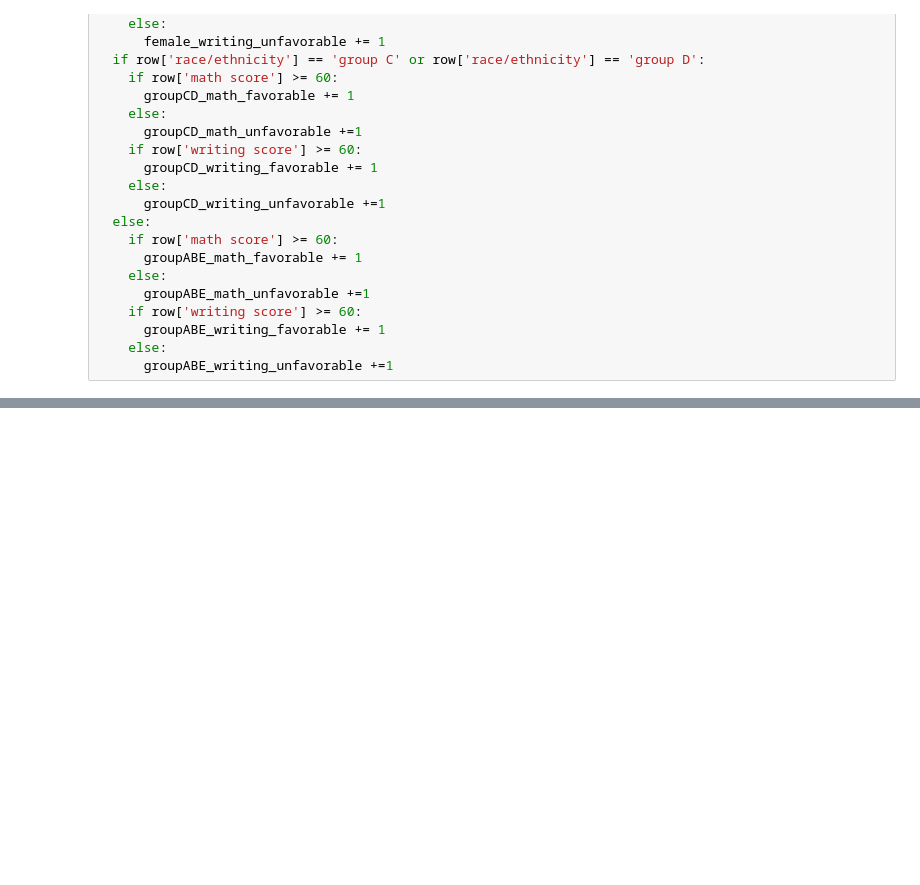
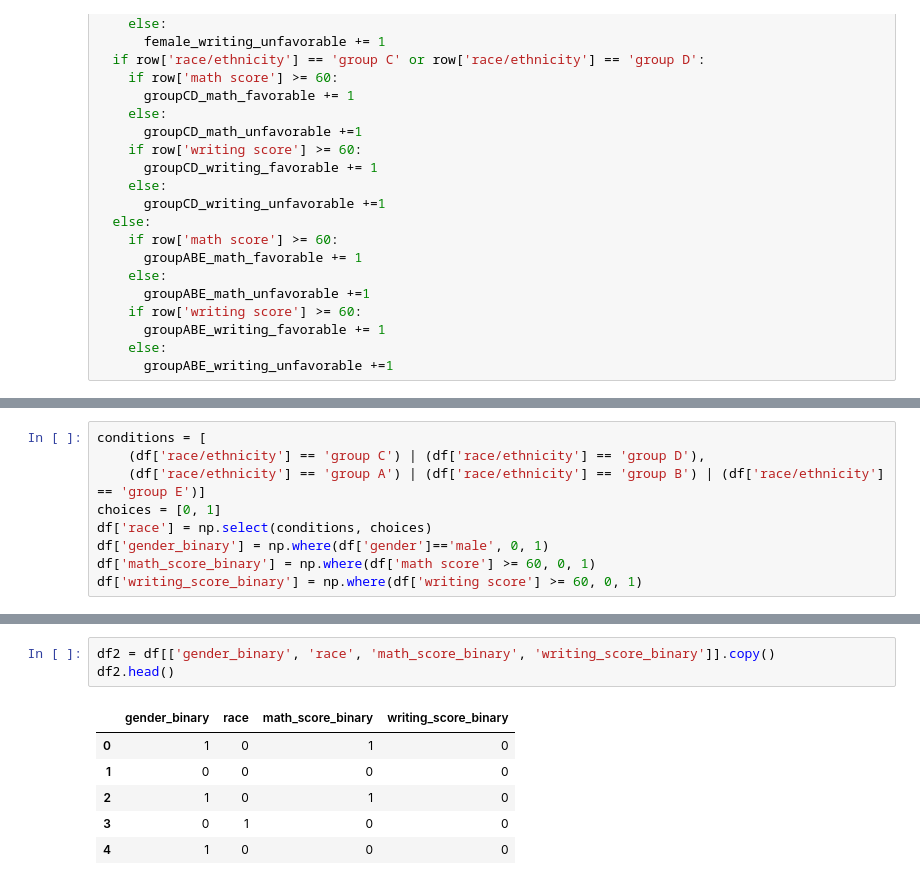
Before and after one commit to pavanramadass/AI-Ethics-Final-Project, a Jupyter notebook: Step3_0.ipynb, the cells around one changed output, grey strips where cells are left out. Cells and saved outputs as stored; diff of their text form; blank space fills up the shorter version.

```diff
--- a/Step3_0.ipynb
+++ b/Step3_0.ipynb
@@ -98,0 +135,9 @@ og_summary_df.head(10)
+# %%
+conditions = [
+    (df['race/ethnicity'] == 'group C') | (df['race/ethnicity'] == 'group D'),
+    (df['race/ethnicity'] == 'group A') | (df['race/ethnicity'] == 'group B') | (df['race/ethnicity'] == 'group E')]
+choices = [0, 1]
+df['race'] = np.select(conditions, choices)
+df['gender_binary'] = np.where(df['gender']=='male', 0, 1)
+df['math_score_binary'] = np.where(df['math score'] >= 60, 0, 1)
+df['writing_score_binary'] = np.where(df['writing score'] >= 60, 0, 1)
@@ -98,0 +151,10 @@ og_summary_df.head(10)
+# %%
+df2 = df[['gender_binary', 'race', 'math_score_binary', 'writing_score_binary']].copy()
+df2.head()
+# %% [output]
+|  | gender_binary | race | math_score_binary | writing_score_binary |
+| 0 | 1 | 0 | 1 | 0 |
+| 1 | 0 | 0 | 0 | 0 |
+| 2 | 1 | 0 | 1 | 0 |
+| 3 | 0 | 1 | 0 | 0 |
+| 4 | 1 | 0 | 0 | 0 |
```
Also changed, not shown: parts of 10 cells of this notebook.
